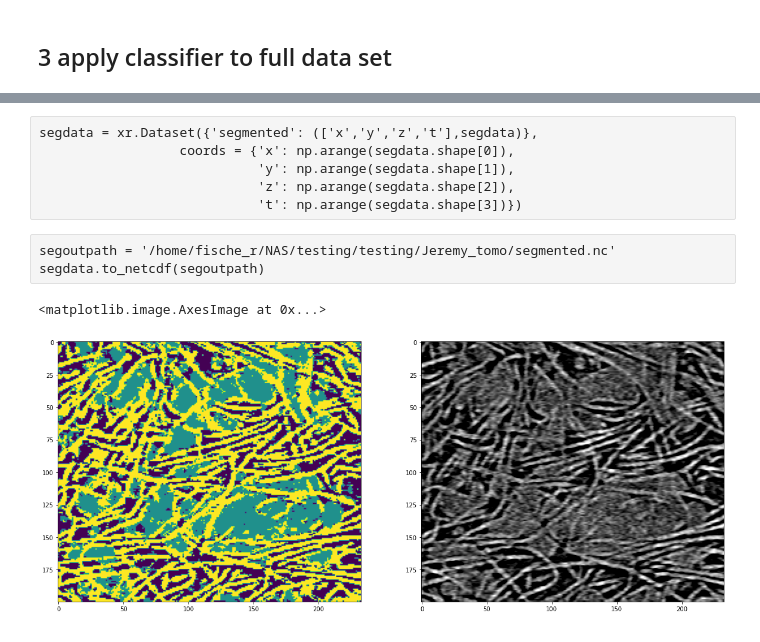
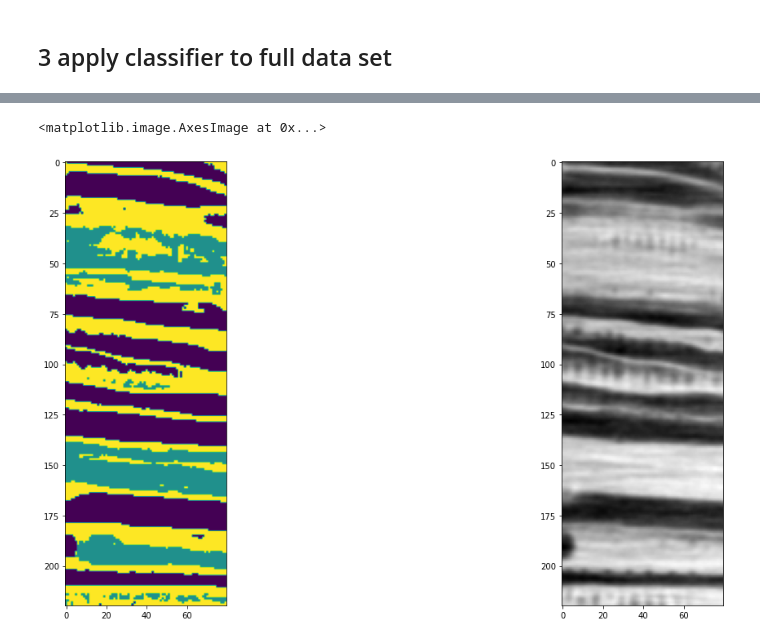
Before and after one commit to Pescatore23/pytrainseg, a Jupyter notebook: pyTMLS_3+1D_test.ipynb, the cells around one changed output, grey strips where cells are left out. Cells and saved outputs as stored; diff of their text form; code cells hidden in the pictures.

Commit message:
TODO: function to load label images, clever filters

```diff
--- a/pyTMLS_3+1D_test.ipynb
+++ b/pyTMLS_3+1D_test.ipynb
@@ -179,10 +179,17 @@ def nd_dynamic_rank_like_stack(da, sigmas, option, sigma_t=20):
     fullnames = []
     mstack = np.zeros(list(da.shape) + [len(sigmas)])
     for sig,i in zip(sigmas, range(len(sigmas))):
-        if == 0: sig =1
         mstack[...,i], name = nd_dynamic_rank_filter(da, sig, sigma_t, option)
         fullnames.append(name)
     return mstack, fullnames
+
+
+def diff_to_first_and_last(da):
+    fullnames = ['diff_first', 'diff_last']
+    stack = np.zeros(list(da.shape) + [2])
+    stack[...,0] = da[...,:] - da[...,0][...,None]
+    stack[...,0] = da[...,:] - da[...,-1][...,None]
+    return stack, fullnames
 # %%
 def nd_Hessian_matrix(G):
     """
@@ -295,7 +302,7 @@ def nd_feature_Stack(da, sigmas, feat_select):
         fstack.append(dsstack)
 
         print('time gaussians')
-        dtstack, dtnames = nd_diff_of_gaussian(tgstack, sigmas)
+        dtstack, dtnames = nd_diff_of_gaussian(tgstack, sigmas, mode='time')
         featnames = featnames + dtnames
         fstack.append(dtstack)
 
@@ -317,6 +324,10 @@ def nd_feature_Stack(da, sigmas, feat_select):
         featnames = featnames + minnames
         fstack.append(minstack)
 
+    stack, names = diff_to_first_and_last(da)
+    fstack.append(stack)
+    featnames = featnames + minnames
+
 
 
     return np.concatenate(fstack, axis=-1), featnames
@@ -757,12 +769,3 @@ def classify_all(clf, feat_stack):
     return result
 # %%
 segdata = classify_all(clf, feat_data['feature_stack'].data)
-# %% [raw]
-segdata = xr.Dataset({'segmented': (['x','y','z','t'],segdata)},
-                  coords = {'x': np.arange(segdata.shape[0]),
-                            'y': np.arange(segdata.shape[1]),
-                            'z': np.arange(segdata.shape[2]),
-                            't': np.arange(segdata.shape[3])})
-# %% [raw]
-segoutpath = '/home/fische_r/NAS/testing/testing/Jeremy_tomo/segmented.nc'
-segdata.to_netcdf(segoutpath)
@@ -769,17 +781,17 @@ segdata.to_netcdf(segoutpath)
 # %%
-segoutpath = '/home/fische_r/NAS/testing/testing/Jeremy_tomo/segmented.nc'
+segoutpath = '/home/fische_r/NAS/testing/wood2/segmented.nc'
 segdata = xr.load_dataset(segoutpath)
 # %%
 
 # y=10, t=0
 xs = 0
-ys = 25
-ts = 6
+ys = 35
+ts = 33
 
 
 fig, axes = plt.subplots(1,2, figsize=(20,10))
 axes[0].imshow(segdata['segmented'].sel(y=ys, t=ts))
-axes[1].imshow(rawdata['tomo'].sel(y=ys, t=ts), cmap='gray', vmin=0,vmax=1.5e-3)
+axes[1].imshow(feat_data['feature_stack'][...,6].sel(y=ys, time=ts), cmap='gray')
 # %% [output]
 <matplotlib.image.AxesImage at 0x...>
-[figure, old version]
+[figure, new version]
```
Also changed, not shown: parts of 10 cells of this notebook.
